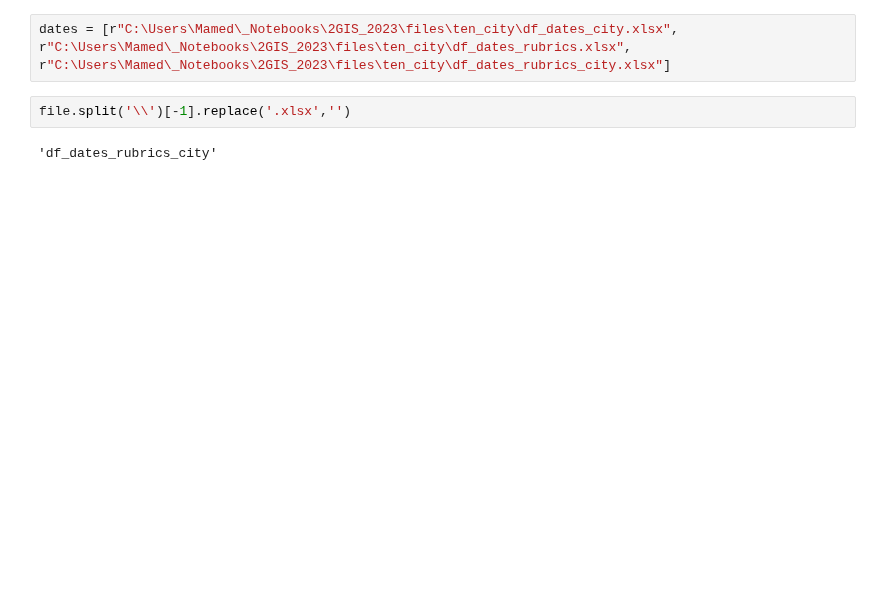
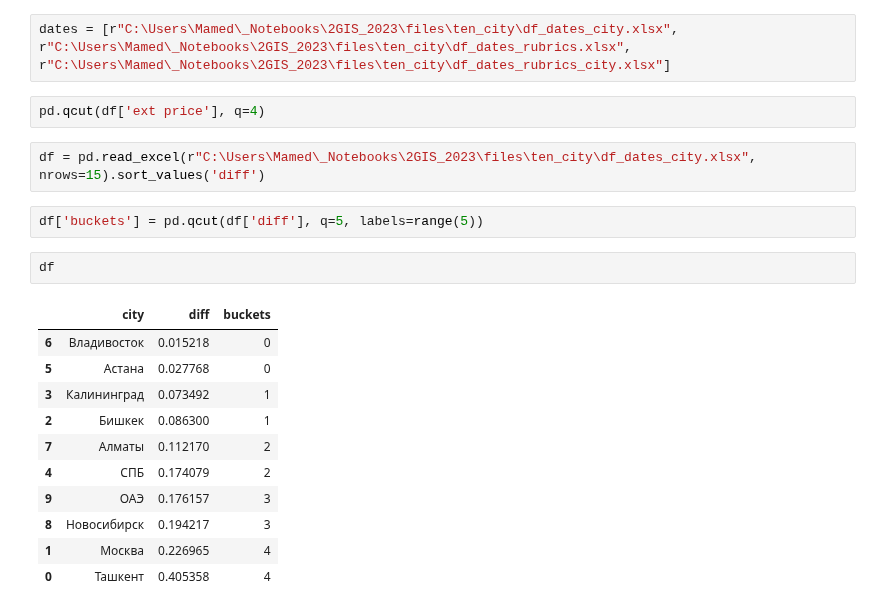
Before and after one commit to mamedovramil/Geoservice-data-analysis, a Jupyter notebook: run.ipynb, the cells around one changed output. Saved outputs shown, nothing was run; the diff lists cells and outputs as text; blank space fills up the shorter version.

```diff
--- a/run.ipynb
+++ b/run.ipynb
@@ -148,8 +12,24 @@ writer.close()
 dates = [r"C:\Users\Mamed\_Notebooks\2GIS_2023\files\ten_city\df_dates_city.xlsx",
 r"C:\Users\Mamed\_Notebooks\2GIS_2023\files\ten_city\df_dates_rubrics.xlsx",
 r"C:\Users\Mamed\_Notebooks\2GIS_2023\files\ten_city\df_dates_rubrics_city.xlsx"]
-# %%
-file.split('\\')[-1].replace('.xlsx','')
-# %% [output]
-'df_dates_rubrics_city'
+# %%
+pd.qcut(df['ext price'], q=4)
+# %%
+df = pd.read_excel(r"C:\Users\Mamed\_Notebooks\2GIS_2023\files\ten_city\df_dates_city.xlsx", nrows=15).sort_values('diff')
+# %%
+df['buckets'] = pd.qcut(df['diff'], q=5, labels=range(5))
+# %%
+df
+# %% [output]
+|  | city | diff | buckets |
+| 6 | Владивосток | 0.015218 | 0 |
+| 5 | Астана | 0.027768 | 0 |
+| 3 | Калининград | 0.073492 | 1 |
+| 2 | Бишкек | 0.086300 | 1 |
+| 7 | Алматы | 0.112170 | 2 |
+| 4 | СПБ | 0.174079 | 2 |
+| 9 | ОАЭ | 0.176157 | 3 |
+| 8 | Новосибирск | 0.194217 | 3 |
+| 1 | Москва | 0.226965 | 4 |
+| 0 | Ташкент | 0.405358 | 4 |
 # %%
```
Also changed, not shown: parts of 15 cells of this notebook, 4 other files.
